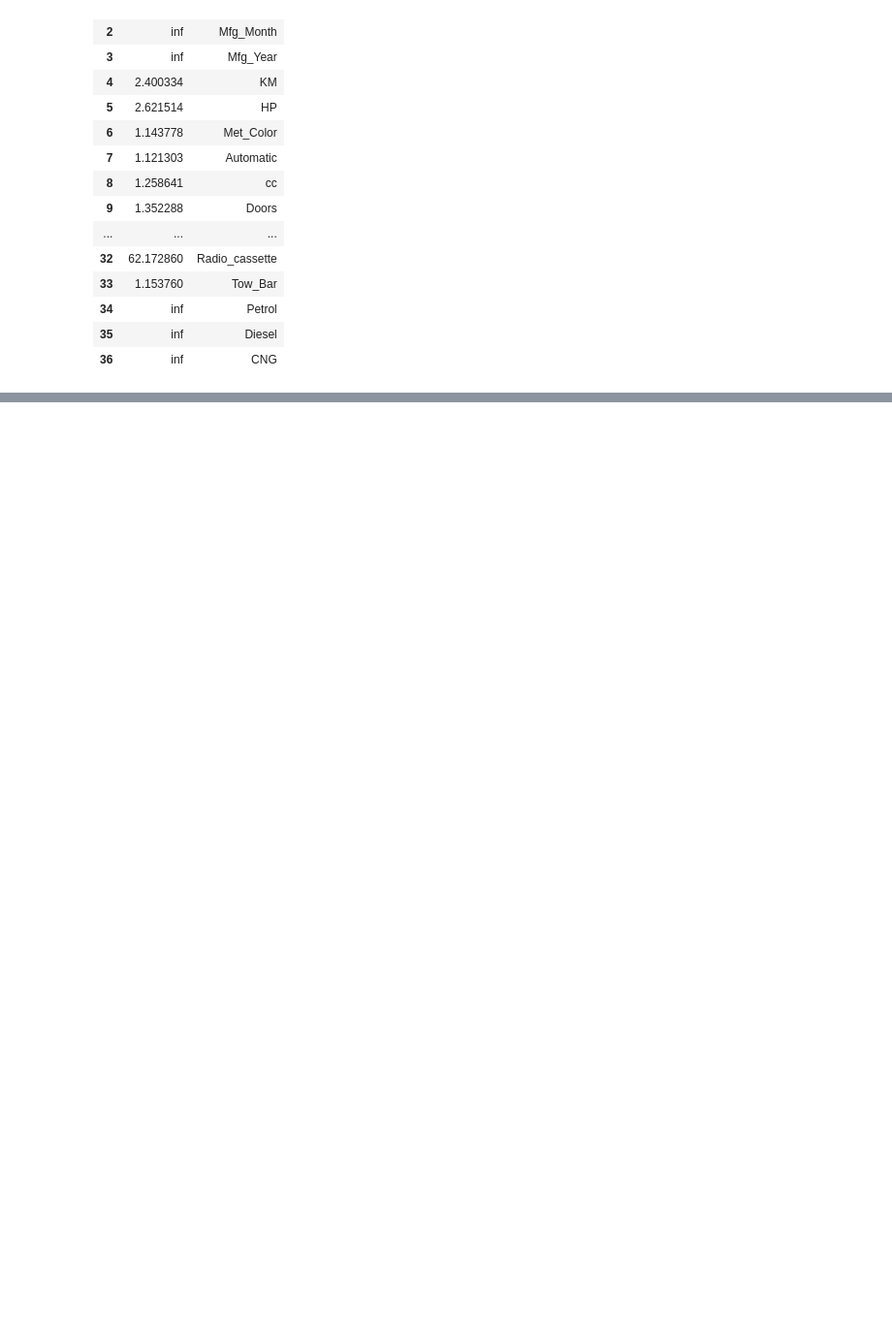
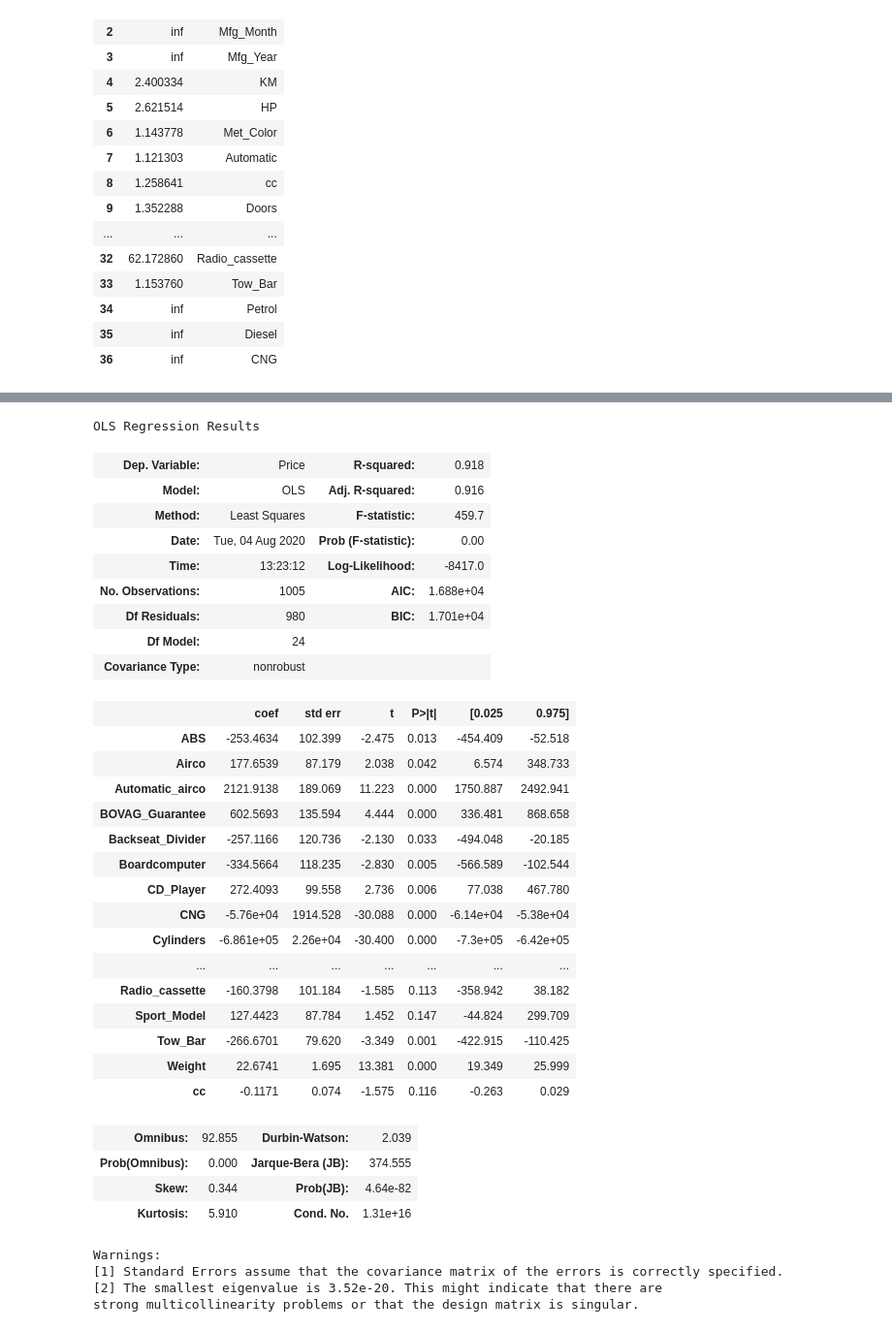
Before and after one commit to YoungJae-Hur/Data-science, a Jupyter notebook: ml-algorithms/3. multiple linear regression model part3.ipynb, the cells around one changed output, grey strips where cells are left out. Shown: that part at 97% size. Drawn from its saved outputs; the diff is of its cells as text; code cells hidden in the pictures; blank space fills up the shorter version.

```diff
--- a/ml-algorithms/3. multiple linear regression model part3.ipynb
+++ b/ml-algorithms/3. multiple linear regression model part3.ipynb
@@ -233,0 +304,7 @@ mean_squared_error(y_true=test_y, y_pred = pred_y2)
+# %%
+models = pd.DataFrame(columns=['AIC', 'model'])
+tic = time.time()
+for i in range(1,4):
+    models.loc[i] = getBest(X=train_x, y=train_y, k=i)
+toc = time.time()
+print('total elapsed time: ', (toc-tic), 'seconds.')
@@ -233,0 +473,35 @@ mean_squared_error(y_true=test_y, y_pred = pred_y2)
+# %%
+def backward(X,y,predictors):
+    tic = time.time()
+    results = []
+    # predictors combination
+    for combo in itertools.combinations(predictors, len(predictors) - 1):
+        results.append(processSubset(X=X, y= y,feature_set=list(combo)))
+    models = pd.DataFrame(results)
+    # choose the lowest AIC model
+    best_model = models.loc[models['AIC'].argmin()]
+    toc = time.time()
+    print("Processed ", models.shape[0], "models on", len(predictors) - 1, "predictors in",
+          (toc - tic))
+    print('Selected predictors:',best_model['model'].model.exog_names,' AIC:',best_model[0] )
+    return best_model
+# %%
+def backward_model(X, y):
+    Bmodels = pd.DataFrame(columns=["AIC", "model"], index = range(1,len(X.columns)))
+    tic = time.time()
+    predictors = X.columns.difference(['const'])
+    Bmodel_before = processSubset(X,y,predictors)['AIC']
+    while (len(predictors) > 1):
+        Backward_result = backward(X=train_x, y= train_y, predictors = predictors)
+        if Backward_result['AIC'] > Bmodel_before:
+            break
+        Bmodels.loc[len(predictors) - 1] = Backward_result
+        predictors = Bmodels.loc[len(predictors) - 1]["model"].model.exog_names
+        Bmodel_before = Backward_result['AIC']
+        predictors = [ k for k in predictors if k != 'const']
+
+    toc = time.time()
+    print("Total elapsed time:", (toc - tic), "seconds.")
+    return (Bmodels['model'].dropna().iloc[0])
+# %%
+Backward_best_model = backward_model(X=train_x,y=train_y)
@@ -233,0 +537,37 @@ mean_squared_error(y_true=test_y, y_pred = pred_y2)
+# %%
+Backward_best_model.summary()
+# %% [output]
+OLS Regression Results
+| Dep. Variable: | Price | R-squared: | 0.918 |
+| Model: | OLS | Adj. R-squared: | 0.916 |
+| Method: | Least Squares | F-statistic: | 459.7 |
+| Date: | Tue, 04 Aug 2020 | Prob (F-statistic): | 0.00 |
+| Time: | 13:23:12 | Log-Likelihood: | -8417.0 |
+| No. Observations: | 1005 | AIC: | 1.688e+04 |
+| Df Residuals: | 980 | BIC: | 1.701e+04 |
+| Df Model: | 24 |  |  |
+| Covariance Type: | nonrobust |  |  |
+|  | coef | std err | t | P>|t| | [0.025 | 0.975] |
+| ABS | -253.4634 | 102.399 | -2.475 | 0.013 | -454.409 | -52.518 |
+| Airco | 177.6539 | 87.179 | 2.038 | 0.042 | 6.574 | 348.733 |
+| Automatic_airco | 2121.9138 | 189.069 | 11.223 | 0.000 | 1750.887 | 2492.941 |
+| BOVAG_Guarantee | 602.5693 | 135.594 | 4.444 | 0.000 | 336.481 | 868.658 |
+| Backseat_Divider | -257.1166 | 120.736 | -2.130 | 0.033 | -494.048 | -20.185 |
+| Boardcomputer | -334.5664 | 118.235 | -2.830 | 0.005 | -566.589 | -102.544 |
+| CD_Player | 272.4093 | 99.558 | 2.736 | 0.006 | 77.038 | 467.780 |
+| CNG | -5.76e+04 | 1914.528 | -30.088 | 0.000 | -6.14e+04 | -5.38e+04 |
+| Cylinders | -6.861e+05 | 2.26e+04 | -30.400 | 0.000 | -7.3e+05 | -6.42e+05 |
+| ... | ... | ... | ... | ... | ... | ... |
+| Radio_cassette | -160.3798 | 101.184 | -1.585 | 0.113 | -358.942 | 38.182 |
+| Sport_Model | 127.4423 | 87.784 | 1.452 | 0.147 | -44.824 | 299.709 |
+| Tow_Bar | -266.6701 | 79.620 | -3.349 | 0.001 | -422.915 | -110.425 |
+| Weight | 22.6741 | 1.695 | 13.381 | 0.000 | 19.349 | 25.999 |
+| cc | -0.1171 | 0.074 | -1.575 | 0.116 | -0.263 | 0.029 |
+| Omnibus: | 92.855 | Durbin-Watson: | 2.039 |
+| Prob(Omnibus): | 0.000 | Jarque-Bera (JB): | 374.555 |
+| Skew: | 0.344 | Prob(JB): | 4.64e-82 |
+| Kurtosis: | 5.910 | Cond. No. | 1.31e+16 |
+Warnings:
+[1] Standard Errors assume that the covariance matrix of the errors is correctly specified.
+[2] The smallest eigenvalue is 3.52e-20. This might indicate that there are
+strong multicollinearity problems or that the design matrix is singular.
```
Also changed, not shown: parts of 30 cells of this notebook.
